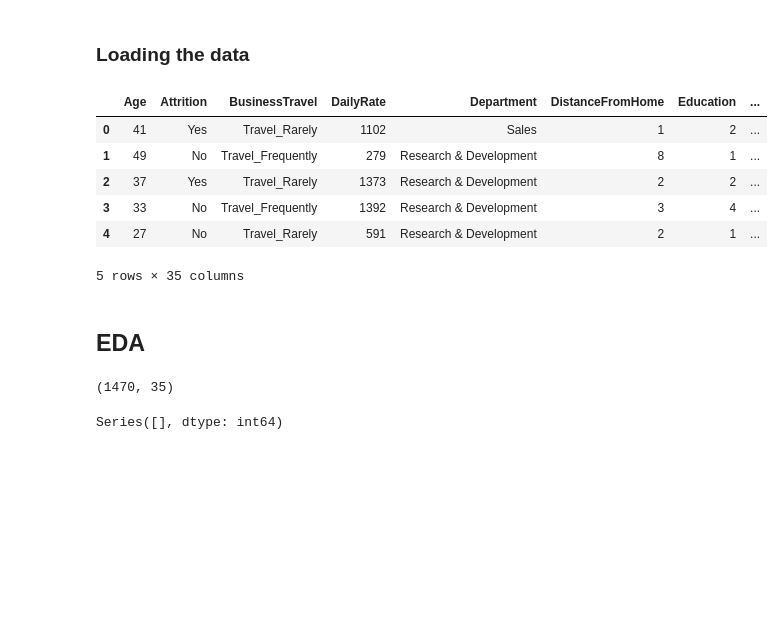
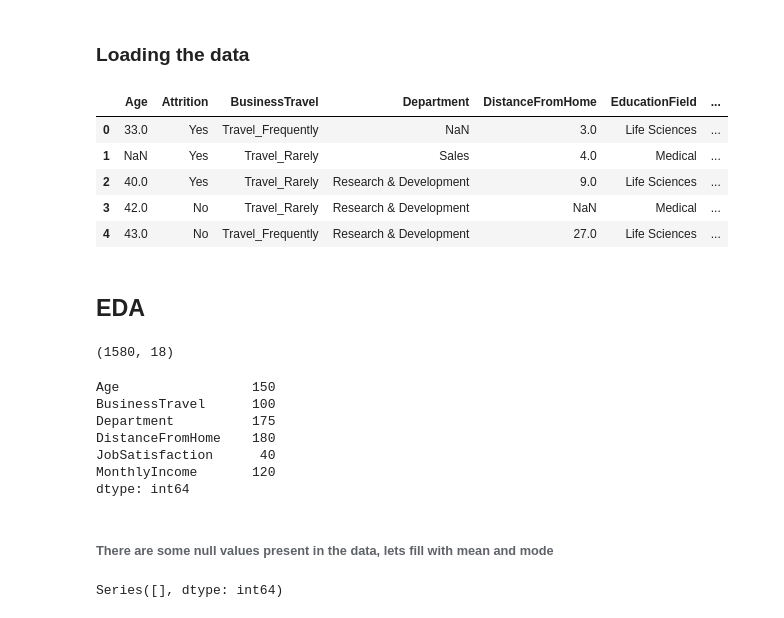
Before and after one commit to vskumar0511/Saravana, a Jupyter notebook: HR_Attrition_Analysis_PA2312052010041_Set_C.ipynb, the cells around one changed output. Cells and saved outputs as stored; diff of their text form; code cells hidden in the pictures; blank space fills up the shorter version.

```diff
--- a/HR_Attrition_Analysis_PA2312052010041_Set_C.ipynb
+++ b/HR_Attrition_Analysis_PA2312052010041_Set_C.ipynb
@@ -36,21 +36,35 @@ warnings.filterwarnings("ignore")
 # %% [markdown]
 ### Loading the data
 # %%
-attrition = pd.read_csv("IBM-HR-Employee-Attrition.csv")
+attrition = pd.read_csv("HR_attrition.csv")
 attrition.head()
 # %% [output]
-|  | Age | Attrition | BusinessTravel | DailyRate | Department | DistanceFromHome | Education | ... |
-| 0 | 41 | Yes | Travel_Rarely | 1102 | Sales | 1 | 2 | ... |
-| 1 | 49 | No | Travel_Frequently | 279 | Research & Development | 8 | 1 | ... |
-| 2 | 37 | Yes | Travel_Rarely | 1373 | Research & Development | 2 | 2 | ... |
-| 3 | 33 | No | Travel_Frequently | 1392 | Research & Development | 3 | 4 | ... |
-| 4 | 27 | No | Travel_Rarely | 591 | Research & Development | 2 | 1 | ... |
+|  | Age | Attrition | BusinessTravel | Department | DistanceFromHome | EducationField | ... |
+| 0 | 33.0 | Yes | Travel_Frequently | NaN | 3.0 | Life Sciences | ... |
+| 1 | NaN | Yes | Travel_Rarely | Sales | 4.0 | Medical | ... |
+| 2 | 40.0 | Yes | Travel_Rarely | Research & Development | 9.0 | Life Sciences | ... |
+| 3 | 42.0 | No | Travel_Rarely | Research & Development | NaN | Medical | ... |
+| 4 | 43.0 | No | Travel_Frequently | Research & Development | 27.0 | Life Sciences | ... |
-5 rows × 35 columns
 # %% [markdown]
 ## EDA
 # %%
 attrition.shape
 
-#The dataset has 1470 samples and 35 features
+#The dataset has 1580 samples and 18 features
 # %% [output]
-(1470, 35)
+(1580, 18)
+# %%
+null_sum = attrition.isnull().sum()
+null_cols = null_sum[null_sum!=0].index
+
+null_sum[null_sum!=0]
+# %% [output]
+Age                 150
+BusinessTravel      100
+Department          175
+DistanceFromHome    180
+JobSatisfaction      40
+MonthlyIncome       120
+dtype: int64
+# %% [markdown]
+###### There are some null values present in the data, lets fill with mean and mode
```
Also changed, not shown: parts of 46 cells of this notebook.
